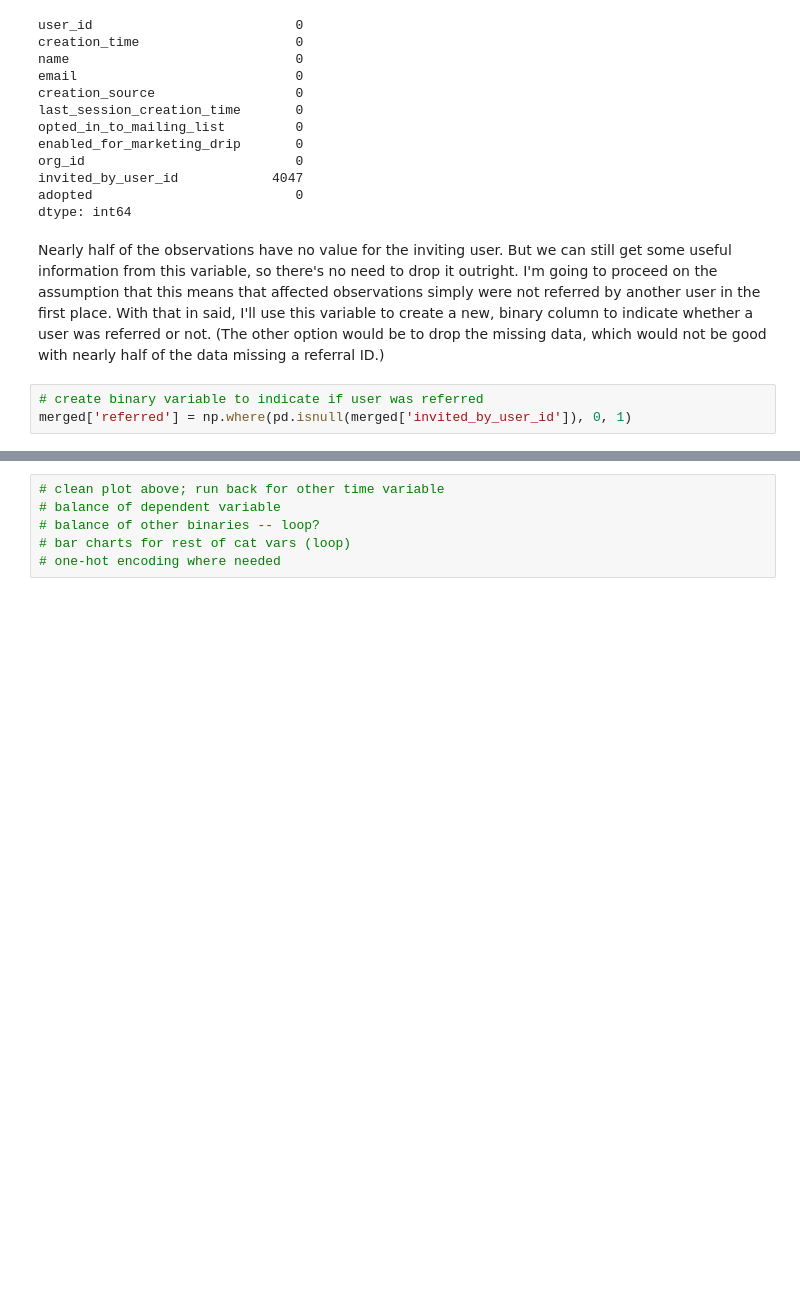
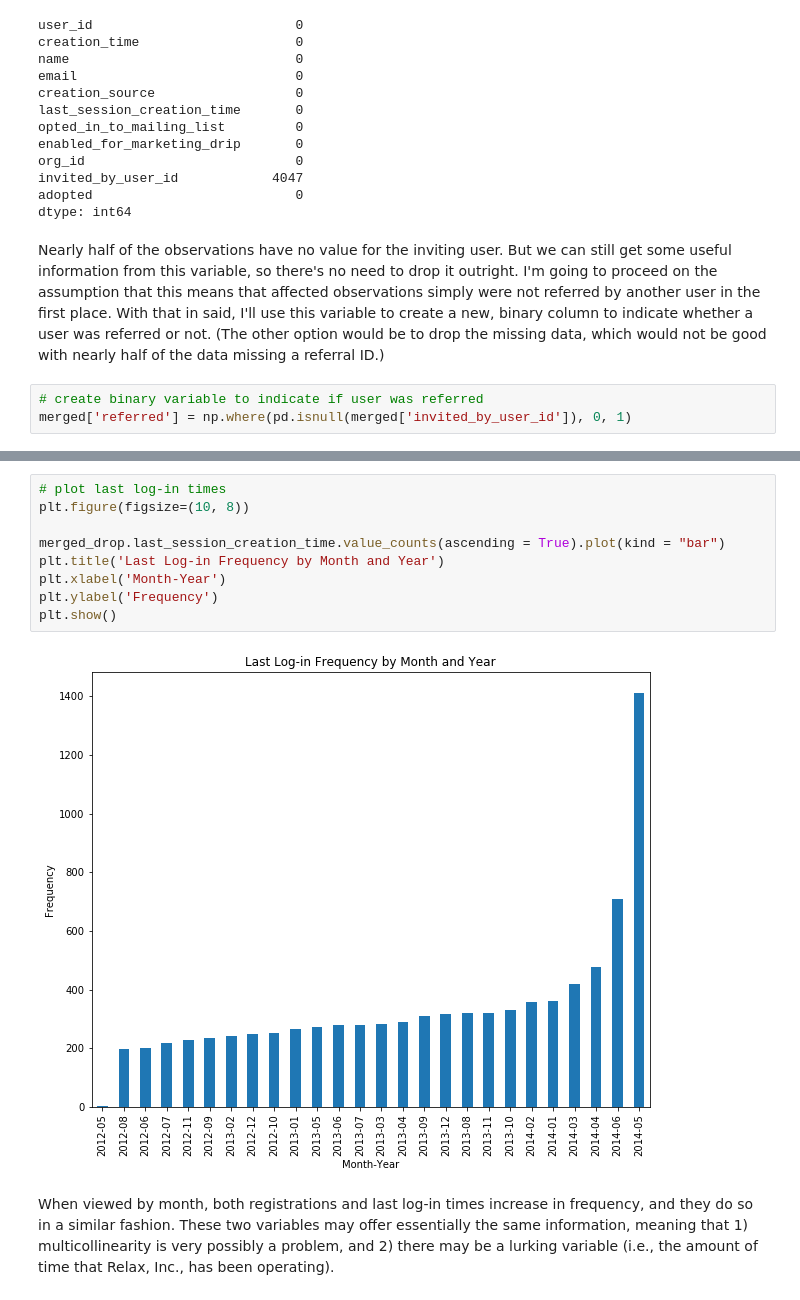
Before and after one commit to AOlden/sb-projects, a Jupyter notebook: relax_challenge/relax_take_home.ipynb, the cells around one changed output, grey strips where cells are left out. Cells and saved outputs as stored; diff of their text form; blank space fills up the shorter version.

```diff
--- a/relax_challenge/relax_take_home.ipynb
+++ b/relax_challenge/relax_take_home.ipynb
@@ -223,6 +226,13 @@ When viewed by month, registrations clearly increase in frequency. The time of r
-# %%
-# clean plot above; run back for other time variable
-# balance of dependent variable
-# balance of other binaries -- loop?
-# bar charts for rest of cat vars (loop)
-# one-hot encoding where needed
+# %%
+# plot last log-in times
+plt.figure(figsize=(10, 8))
+
+merged_drop.last_session_creation_time.value_counts(ascending = True).plot(kind = "bar")
+plt.title('Last Log-in Frequency by Month and Year')
+plt.xlabel('Month-Year')
+plt.ylabel('Frequency')
+plt.show()
+# %% [output]
+[figure, added]
+# %% [markdown]
+When viewed by month, both registrations and last log-in times increase in frequency, and they do so in a similar fashion. These two variables may offer essentially the same information, meaning that 1) multicollinearity is very possibly a problem, and 2) there may be a lurking variable (i.e., the amount of time that Relax, Inc., has been operating).
```
Also changed, not shown: parts of 7 cells of this notebook.
